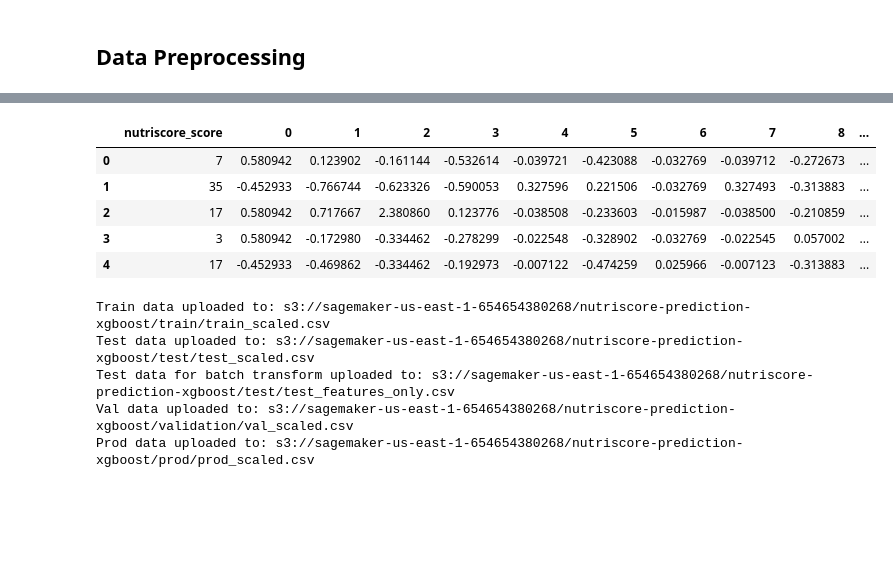
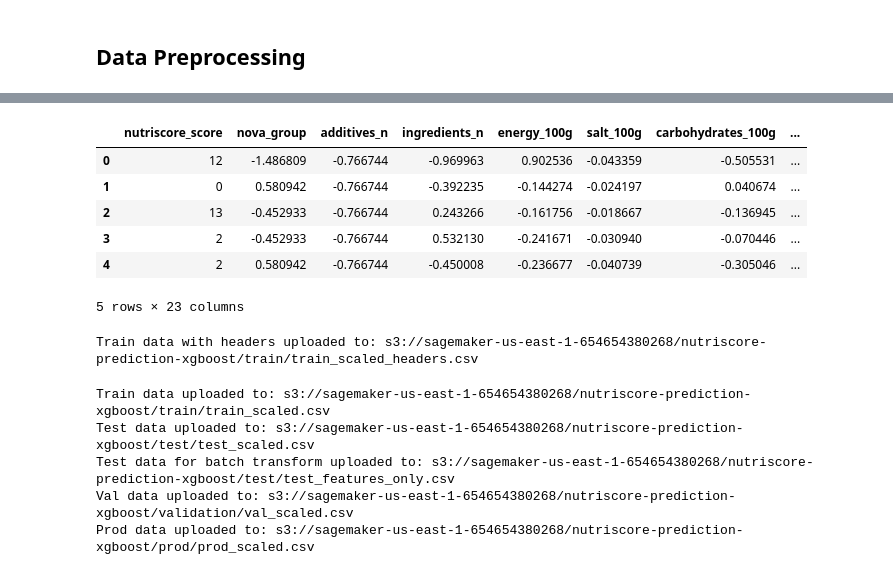
Before and after one commit to apmalinsky/AAI-540-FinalProject, a Jupyter notebook: 04_ModelBuilding.ipynb, the cells around one changed output, grey strips where cells are left out. Cells and saved outputs as stored; diff of their text form; code cells hidden in the pictures; blank space fills up the shorter version.

```diff
--- a/04_ModelBuilding.ipynb
+++ b/04_ModelBuilding.ipynb
@@ -208,30 +212,39 @@ print(X_train_scaled[:3])
 # %%
 # Prepare data splits for upload
 # Convert scaled splits back into dataframe.
 # We also need to set the target as the first column.
 # This is required by the SageMaker XGBoost algorithm.
 
-X_train_df = pd.DataFrame(X_train_scaled)
+X_train_df = pd.DataFrame(X_train_scaled, columns=X_train.columns)
 train_upload_df = pd.concat([pd.DataFrame(y_train).reset_index(drop=True), X_train_df], axis=1)
 
 X_test_df = pd.DataFrame(X_test_scaled)
 test_upload_df = pd.concat([pd.DataFrame(y_test).reset_index(drop=True), X_test_df], axis=1)
 
 X_val_df = pd.DataFrame(X_val_scaled)
 val_upload_df = pd.concat([pd.DataFrame(y_val).reset_index(drop=True), X_val_df], axis=1)
 
 X_prod_df = pd.DataFrame(X_prod_scaled)
 prod_upload_df = pd.concat([pd.DataFrame(y_prod).reset_index(drop=True), X_prod_df], axis=1)
 
 # View scaled training data samples
 train_upload_df.head()
 # %% [output]
-|  | nutriscore_score | 0 | 1 | 2 | 3 | 4 | 5 | 6 | 7 | 8 | ... |
-| 0 | 7 | 0.580942 | 0.123902 | -0.161144 | -0.532614 | -0.039721 | -0.423088 | -0.032769 | -0.039712 | -0.272673 | ... |
-| 1 | 35 | -0.452933 | -0.766744 | -0.623326 | -0.590053 | 0.327596 | 0.221506 | -0.032769 | 0.327493 | -0.313883 | ... |
-| 2 | 17 | 0.580942 | 0.717667 | 2.380860 | 0.123776 | -0.038508 | -0.233603 | -0.015987 | -0.038500 | -0.210859 | ... |
-| 3 | 3 | 0.580942 | -0.172980 | -0.334462 | -0.278299 | -0.022548 | -0.328902 | -0.032769 | -0.022545 | 0.057002 | ... |
-| 4 | 17 | -0.452933 | -0.469862 | -0.334462 | -0.192973 | -0.007122 | -0.474259 | 0.025966 | -0.007123 | -0.313883 | ... |
+|  | nutriscore_score | nova_group | additives_n | ingredients_n | energy_100g | salt_100g | carbohydrates_100g | ... |
+| 0 | 12 | -1.486809 | -0.766744 | -0.969963 | 0.902536 | -0.043359 | -0.505531 | ... |
+| 1 | 0 | 0.580942 | -0.766744 | -0.392235 | -0.144274 | -0.024197 | 0.040674 | ... |
+| 2 | 13 | -0.452933 | -0.766744 | 0.243266 | -0.161756 | -0.018667 | -0.136945 | ... |
+| 3 | 2 | -0.452933 | -0.766744 | 0.532130 | -0.241671 | -0.030940 | -0.070446 | ... |
+| 4 | 2 | 0.580942 | -0.766744 | -0.450008 | -0.236677 | -0.040739 | -0.305046 | ... |
+5 rows × 23 columns
+# %%
+# Upload train data with headers for data monitor
+train_file_headers = "train_scaled_headers.csv"
+train_upload_df.to_csv(train_file_headers, index=False, header=True)
+train_s3_path = sess.upload_data(train_file_headers, key_prefix="{}/train".format(prefix))
+print(f"Train data with headers uploaded to: {train_s3_path}")
+# %% [output]
+Train data with headers uploaded to: s3://sagemaker-us-east-1-654654380268/nutriscore-prediction-xgboost/train/train_scaled_headers.csv
 # %%
 # Upload data files to S3
 train_file = "train_scaled.csv"
```
Also changed, not shown: parts of 10 cells of this notebook, 1 other file.
